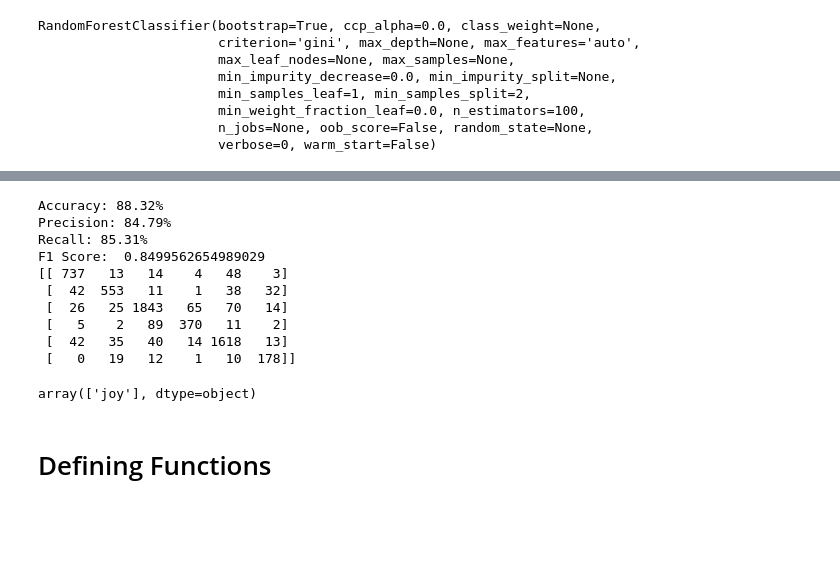
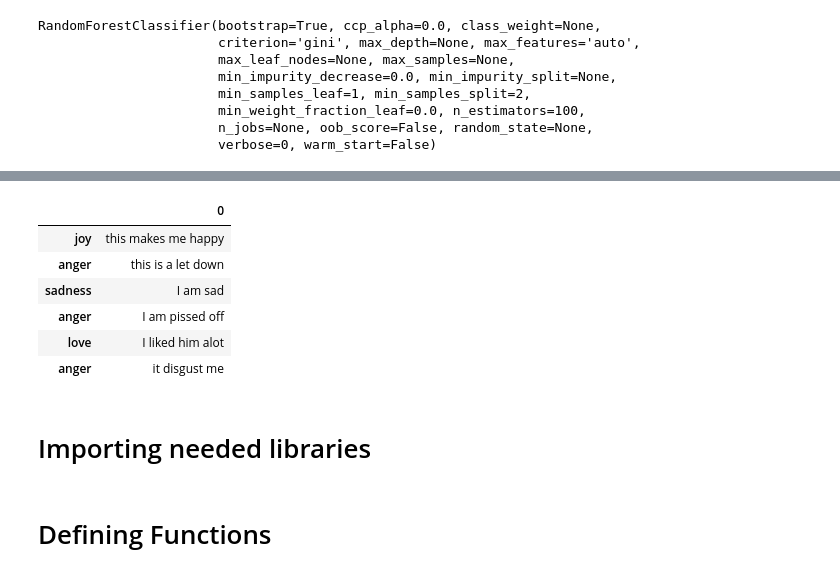
Before and after one commit to KhaldounN/Files-, a Jupyter notebook: FINAL_DSF.ipynb, the cells around one changed output, grey strips where cells are left out. Cells and saved outputs as stored; diff of their text form; code cells hidden in the pictures; blank space fills up the shorter version.

```diff
--- a/FINAL_DSF.ipynb
+++ b/FINAL_DSF.ipynb
@@ -38,8 +51,9 @@ cv = CountVectorizer(stop_words='english', ngram_range=(1,1), tokenizer = token.
 X = cv.fit_transform(df['Input'])
 # %%
+#split data set
 from sklearn.model_selection import train_test_split
 
 y = df['Sentiment']
 
-X_train, X_test, y_train, y_test = train_test_split(X,y, test_size=0.30, random_state=20)
+X_train, X_test, y_train, y_test = train_test_split(X,y, test_size=0.15, random_state=20)
 # %%
@@ -72,23 +104,0 @@ matrix = confusion_matrix(y_test,predicted)
-# %%
-print(str('Accuracy: '+'{:04.2f}'.format(acc_score*100))+'%')
-print(str('Precision: '+'{:04.2f}'.format(prec_score*100))+'%')
-print(str('Recall: '+'{:04.2f}'.format(recall*100))+'%')
-print('F1 Score: ',f1)
-print(matrix)
-# %% [output]
-Accuracy: 88.32%
-Precision: 84.79%
-Recall: 85.31%
-F1 Score:  0.8499562654989029
-[[ 737   13   14    4   48    3]
- [  42  553   11    1   38   32]
- [  26   25 1843   65   70   14]
- [   5    2   89  370   11    2]
- [  42   35   40   14 1618   13]
- [   0   19   12    1   10  178]]
-# %%
-s = [' this is not cool']
-
-model_emotions.predict(cv.transform(s))
-# %% [output]
-array(['joy'], dtype=object)
@@ -95 +107,15 @@ array(['joy'], dtype=object)
+# %%
+text  = ['this makes me happy' , ' this is a  let down ', ' I am sad ', ' I am pissed off' , 'I liked him alot', ' it disgust me']
+result =model_emotions.predict(cv.transform(text))
+
+results = pd.DataFrame(text,result)
+results
+# %% [output]
+|  | 0 |
+| joy | this makes me happy |
+| anger | this is a let down |
+| sadness | I am sad |
+| anger | I am pissed off |
+| love | I liked him alot |
+| anger | it disgust me |
 # %%
@@ -101,3 +129,5 @@ loaded_model = pickle.load(open(filename, 'rb'))
+# %% [markdown]
+# Importing needed libraries
 # %%
 from flair.models import TextClassifier
 from flair.data import Sentence
```
Also changed, not shown: parts of 16 cells of this notebook.
